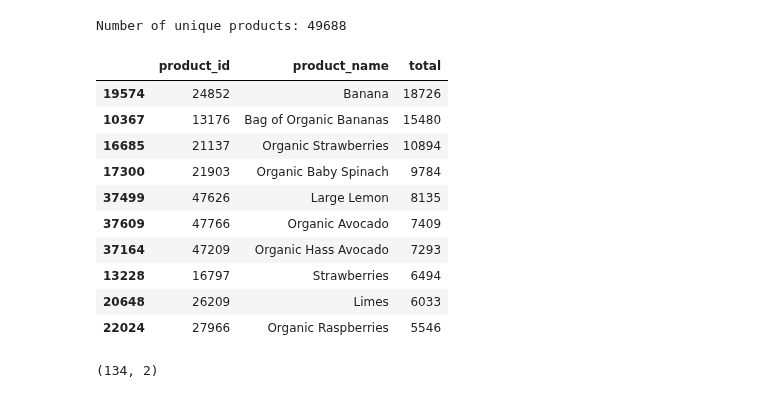
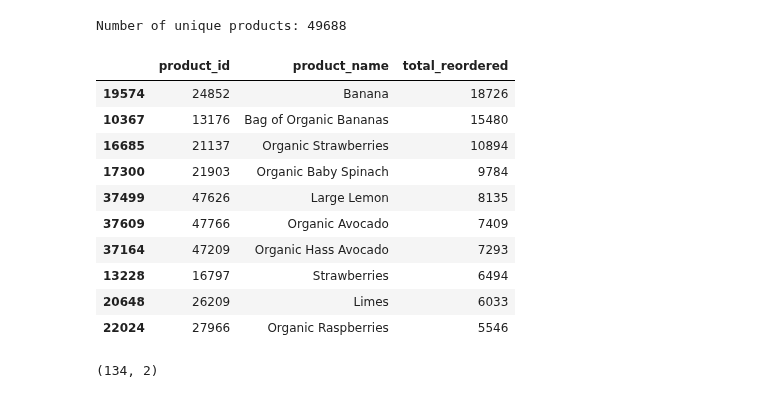
Before and after one commit to alekseisolovev/kaggle, a Jupyter notebook: instacart-market/instacart_market_basket_analysis_eda.ipynb, the cells around one changed output. Cells and saved outputs as stored; diff of their text form; code cells hidden in the pictures.

```diff
--- a/instacart-market/instacart_market_basket_analysis_eda.ipynb
+++ b/instacart-market/instacart_market_basket_analysis_eda.ipynb
@@ -146,11 +146,11 @@ print('Number of unique products: {}'.format(len(products.product_id.unique())))
 Number of unique products: 49688
 # %%
 best_selling_products = order_products_train.groupby('product_id')['reordered'].aggregate(
-    {'total': 'count'}).reset_index()
+    {'total_reordered': 'count'}).reset_index()
 best_selling_products = pd.merge(products[['product_id', 'product_name']], best_selling_products)
-best_selling_products.nlargest(10, columns='total')
+best_selling_products.nlargest(10, columns='total_reordered')
 # %% [output]
-|  | product_id | product_name | total |
+|  | product_id | product_name | total_reordered |
 | 19574 | 24852 | Banana | 18726 |
 | 10367 | 13176 | Bag of Organic Bananas | 15480 |
 | 16685 | 21137 | Organic Strawberries | 10894 |
```
